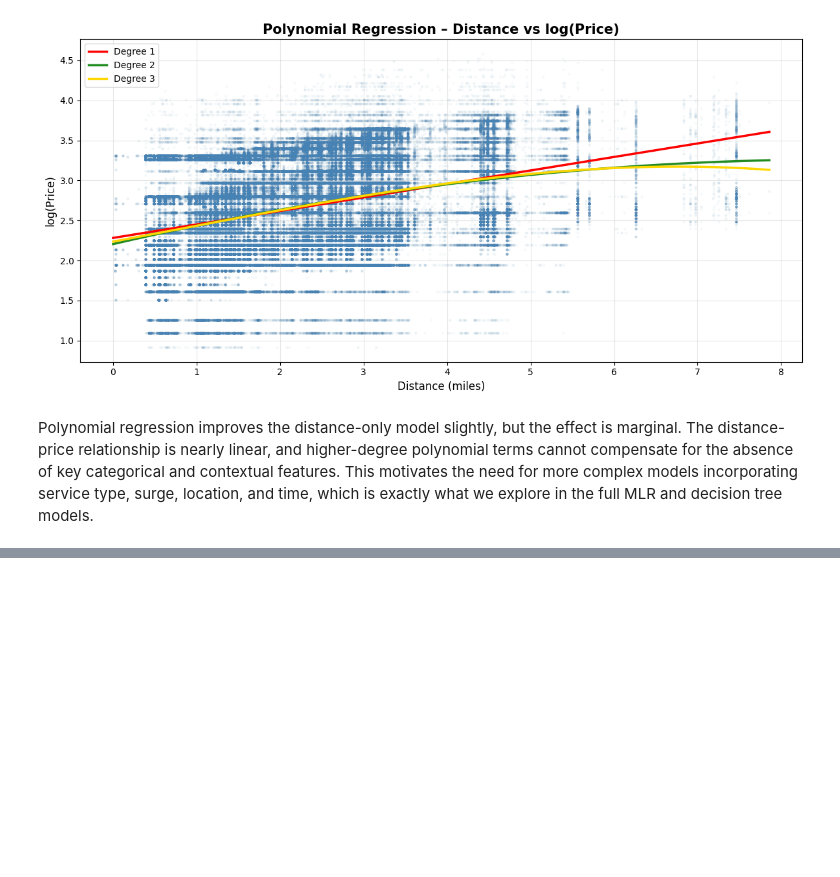
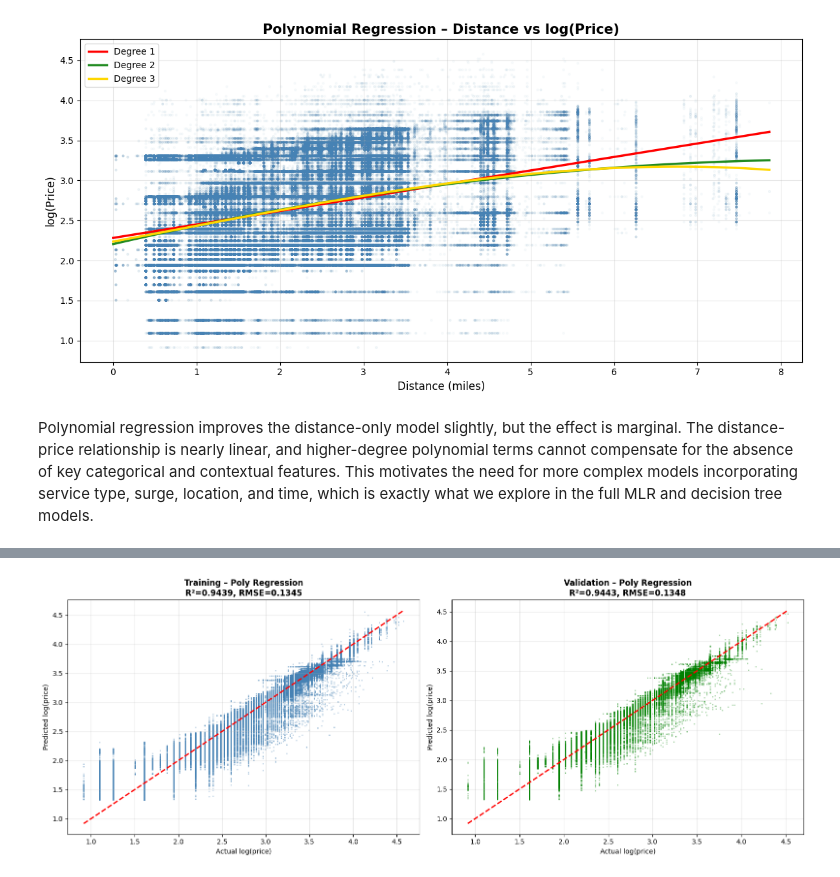
Before and after one commit to CindySun0309/APCOMP209_Final_Project, a Jupyter notebook: DS209A_final_project_group86.ipynb, the cells around one changed output, grey strips where cells are left out. Saved outputs shown, nothing was run; the diff lists cells and outputs as text; code cells hidden in the pictures; blank space fills up the shorter version.

```diff
--- a/DS209A_final_project_group86.ipynb
+++ b/DS209A_final_project_group86.ipynb
@@ -1464 +1424,31 @@ Test (Poly S2):
+# %%
+
+fig, axes = plt.subplots(1, 2, figsize=(16, 6))
+
+# Training set
+axes[0].scatter(y_train, y_train_pred_poly, alpha=0.3, s=1, color='steelblue')
+axes[0].plot([y_train.min(), y_train.max()],
+             [y_train.min(), y_train.max()],
+             'r--', lw=2)
+axes[0].set_title(f"Training – Poly Regression\nR²={train_r2_poly:.4f}, RMSE={train_rmse_poly:.4f}",
+                  fontsize=12, fontweight="bold")
+axes[0].set_xlabel("Actual log(price)")
+axes[0].set_ylabel("Predicted log(price)")
+axes[0].grid(alpha=0.3)
+
+# Validation set
+axes[1].scatter(y_val, y_val_pred_poly, alpha=0.3, s=1, color='green')
+axes[1].plot([y_val.min(), y_val.max()],
+             [y_val.min(), y_val.max()],
+             'r--', lw=2)
+axes[1].set_title(f"Validation – Poly Regression\nR²={val_r2_poly:.4f}, RMSE={val_rmse_poly:.4f}",
+                  fontsize=12, fontweight="bold")
+axes[1].set_xlabel("Actual log(price)")
+axes[1].set_ylabel("Predicted log(price)")
+axes[1].grid(alpha=0.3)
+
+plt.tight_layout()
+plt.show()
+# %% [output]
+[figure, added]
 # %% [markdown]
```
Also changed, not shown: parts of 11 cells of this notebook.
